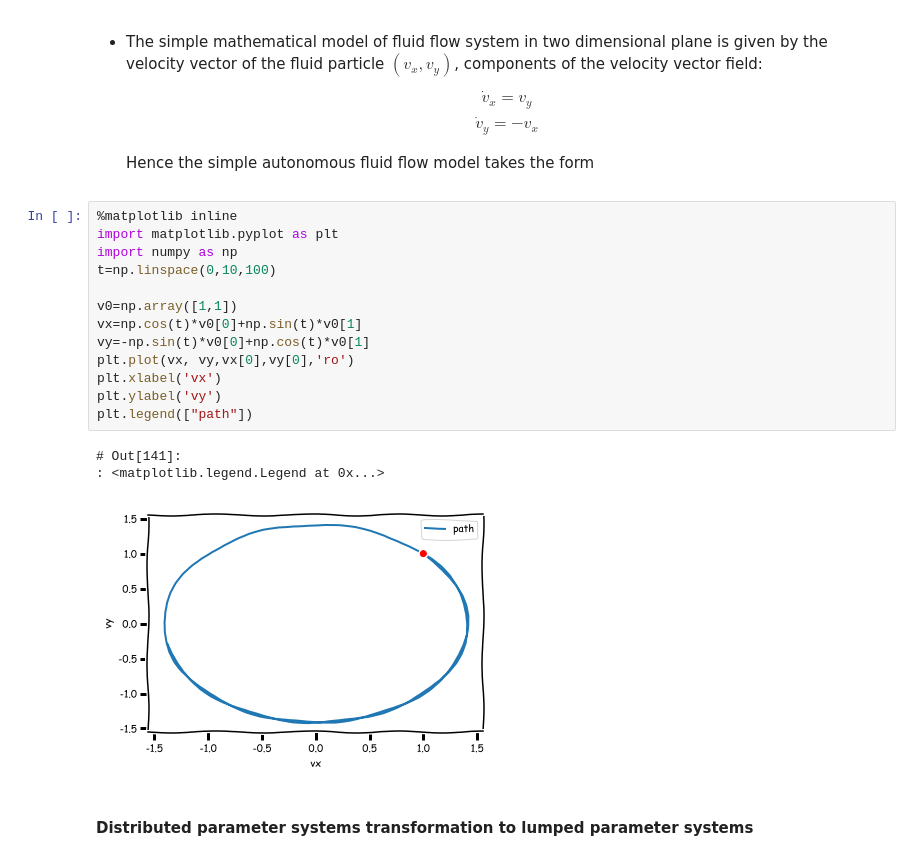
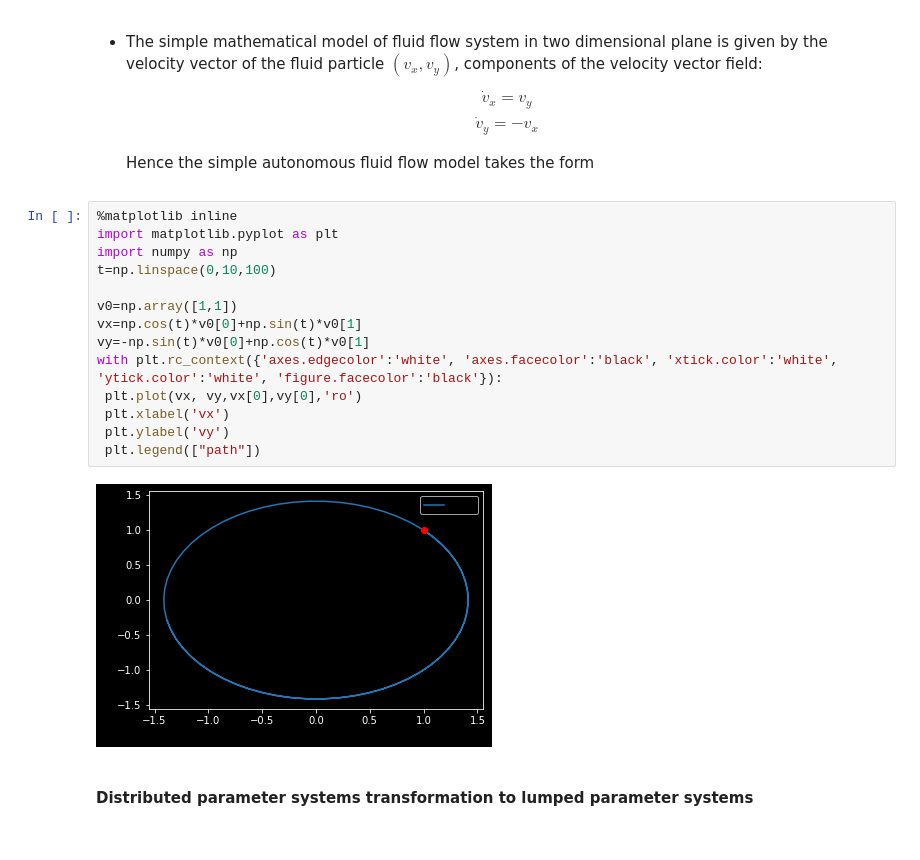
Before and after one commit to stevand/W21_CHE472, a Jupyter notebook: 01-modelling.ipynb, the cells around one changed output. Drawn from its saved outputs; the diff is of its cells as text.

```diff
--- a/01-modelling.ipynb
+++ b/01-modelling.ipynb
@@ -98,20 +98,19 @@ plt.legend(['Ca-concentration evolution'])
 # %%
 %matplotlib inline
 import matplotlib.pyplot as plt
 import numpy as np
 t=np.linspace(0,10,100)
 
 v0=np.array([1,1])
 vx=np.cos(t)*v0[0]+np.sin(t)*v0[1]
 vy=-np.sin(t)*v0[0]+np.cos(t)*v0[1]
-plt.plot(vx, vy,vx[0],vy[0],'ro')
-plt.xlabel('vx')
-plt.ylabel('vy')
-plt.legend(["path"])
+with plt.rc_context({'axes.edgecolor':'white', 'axes.facecolor':'black', 'xtick.color':'white', 'ytick.color':'white', 'figure.facecolor':'black'}):
+ plt.plot(vx, vy,vx[0],vy[0],'ro')
+ plt.xlabel('vx')
+ plt.ylabel('vy')
+ plt.legend(["path"])
 # %% [output]
-# Out[141]:
-: <matplotlib.legend.Legend at 0x...>
-[figure, old version]
+[figure, new version]
 # %% [markdown]
 #### Distributed parameter systems transformation to lumped parameter systems
 # %% [markdown]
```
Also changed, not shown: parts of 3 cells of this notebook, 6 other files.
